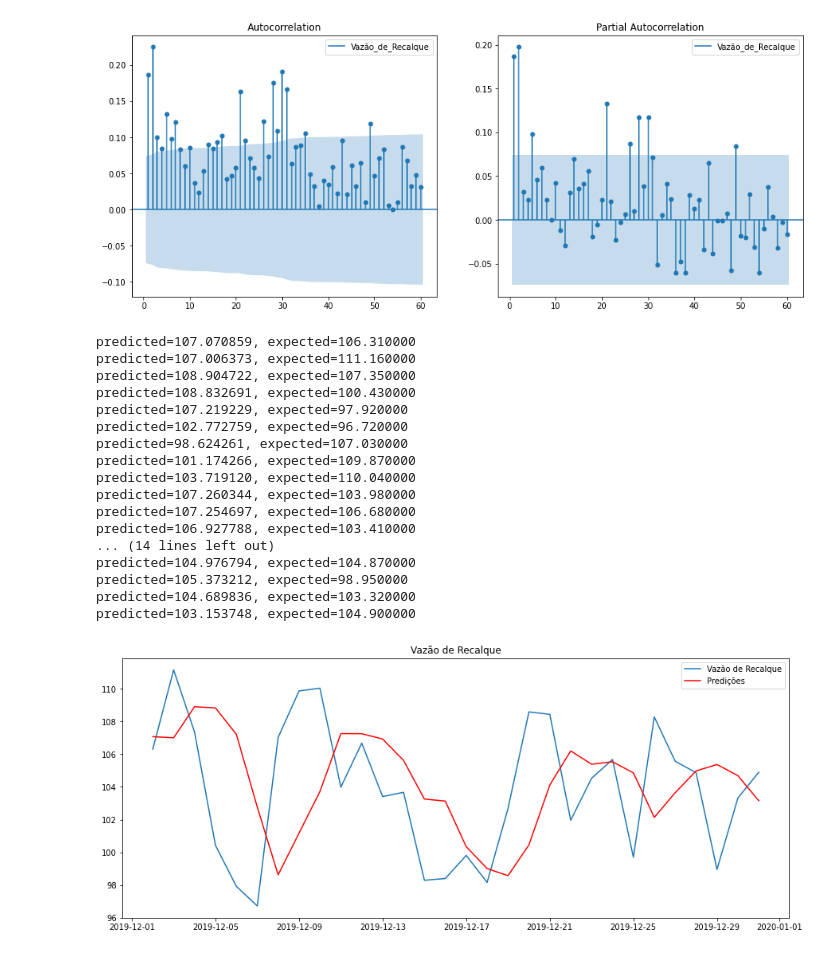
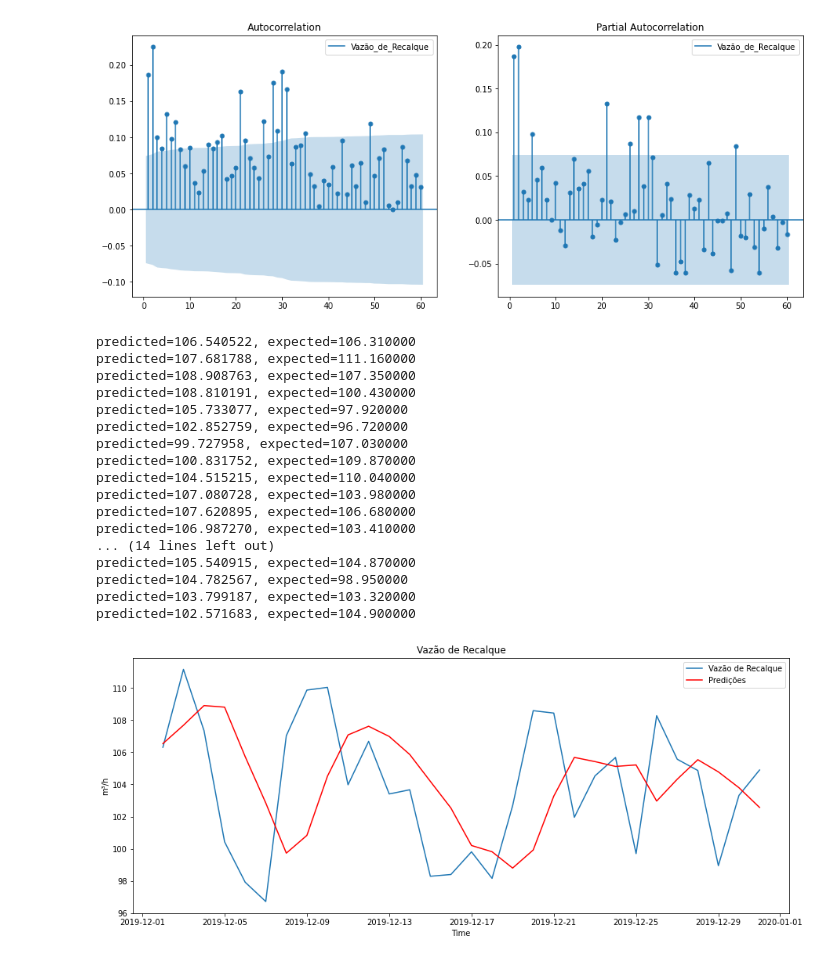
Before and after one commit to MarceloAvanzi/Time-Series-Forecast, a Jupyter notebook: ARIMA_FT03.ipynb, the cells around one changed output. Drawn from its saved outputs; the diff is of its cells as text; code cells hidden in the pictures.

```diff
--- a/ARIMA_FT03.ipynb
+++ b/ARIMA_FT03.ipynb
@@ -82,8 +82,8 @@ plt.show()
 # %%
 #Rodar o ARIMA para os dados de treino, fazer forecast para o tamanho dos dados test
 for t in range(len(test)):
-    #model = ARIMA(history, order=(3,1,0))
-    model = sm.tsa.statespace.SARIMAX(history, order=(3,1,0), seasonal_order=(3,0,0,7))
+    model = ARIMA(history, order=(3,1,0))
+    #model = sm.tsa.statespace.SARIMAX(history, order=(3,1,0), seasonal_order=(3,0,0,7))
     model_fit = model.fit()
     output = model_fit.forecast()
     yhat = output[0]
@@ -93,33 +93,35 @@ for t in range(len(test)):
     print('predicted=%f, expected=%f' % (yhat, obs))
 test['Predict'] = predictions
 # %% [output]
-predicted=107.070859, expected=106.310000
-predicted=107.006373, expected=111.160000
-predicted=108.904722, expected=107.350000
-predicted=108.832691, expected=100.430000
-predicted=107.219229, expected=97.920000
-predicted=102.772759, expected=96.720000
-predicted=98.624261, expected=107.030000
-predicted=101.174266, expected=109.870000
-predicted=103.719120, expected=110.040000
-predicted=107.260344, expected=103.980000
-predicted=107.254697, expected=106.680000
-predicted=106.927788, expected=103.410000
+predicted=106.540522, expected=106.310000
+predicted=107.681788, expected=111.160000
+predicted=108.908763, expected=107.350000
+predicted=108.810191, expected=100.430000
+predicted=105.733077, expected=97.920000
+predicted=102.852759, expected=96.720000
+predicted=99.727958, expected=107.030000
+predicted=100.831752, expected=109.870000
+predicted=104.515215, expected=110.040000
+predicted=107.080728, expected=103.980000
+predicted=107.620895, expected=106.680000
+predicted=106.987270, expected=103.410000
 ... (14 lines left out)
-predicted=104.976794, expected=104.870000
-predicted=105.373212, expected=98.950000
-predicted=104.689836, expected=103.320000
-predicted=103.153748, expected=104.900000
+predicted=105.540915, expected=104.870000
+predicted=104.782567, expected=98.950000
+predicted=103.799187, expected=103.320000
+predicted=102.571683, expected=104.900000
 # %%
 # Plotar a previsão e comparar com os testes
 plt.figure(figsize=(15,6))
 plt.plot(test['Vazao03'])
 plt.plot(test['Predict'], color='red')
 plt.title('Vazão de Recalque')
 plt.legend(['Vazão de Recalque', 'Predições'], loc="upper right")
+plt.ylabel('m³/h')
+plt.xlabel('Time')
 plt.show()
 # %% [output]
-[figure, old version]
+[figure, new version]
 # %%
 # -----------------------------Função para analisar erros--------------------------------
 def check_erro(orig, prev, nome_col='', nome_indice=''):
```
Also changed, not shown: parts of 3 cells of this notebook, 2 other files.
